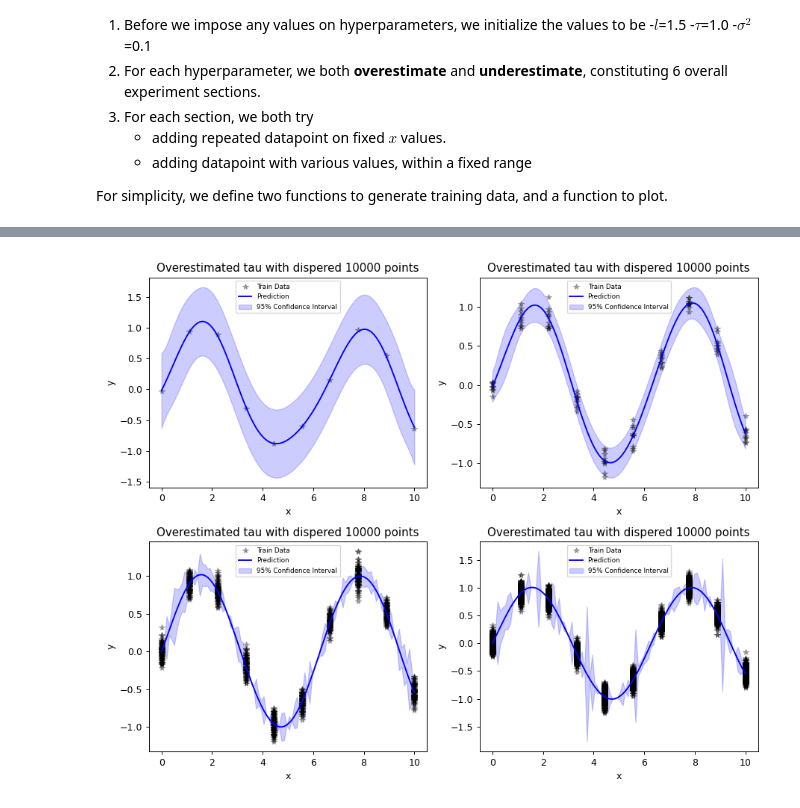
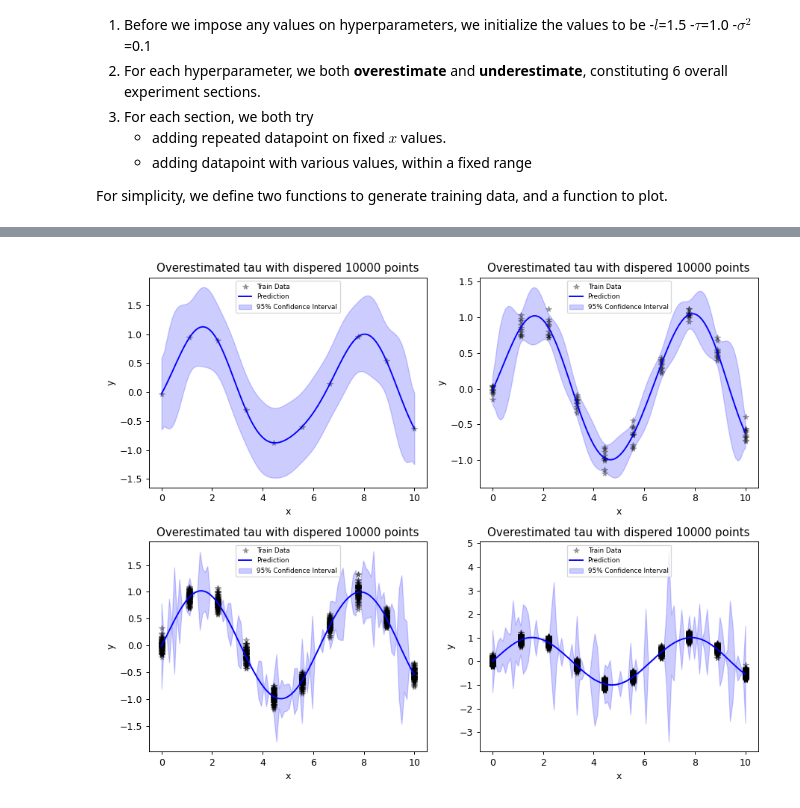
Before and after one commit to hansoncjc/GP-BO-Clustering-Tutorials, a Jupyter notebook: Gaussian Process.ipynb, the cells around one changed output, grey strips where cells are left out. Saved outputs shown, nothing was run; the diff lists cells and outputs as text; code cells hidden in the pictures.

```diff
--- a/Gaussian Process.ipynb
+++ b/Gaussian Process.ipynb
@@ -1160,7 +1160,7 @@ titles = [f"Overestimated tau with dispered {n} points" for n in [10,100,1000,10
 fig, axes = plt.subplots(2,2, figsize=(10,8),dpi=90)
 for x, y, ax, title in zip(train_x_bulk, train_y_bulk, axes.flatten(), titles):
     plot_model(likelihood = likelihood, train_x = x, train_y = y,
-           test_x = test_x, ax = ax, tau = 10, title = title)
+           test_x = test_x, ax = ax, tau = 100, title = title)
 
 plt.tight_layout()
 # %% [output]
@@ -1168,14 +1168,14 @@ plt.tight_layout()
 # %%
 # Titles in subplot
 titles = [f"Overestimated tau with repeated {n} points" for n in [10,100,1000,10000]]
 
 # Plot with repeated data
 fig, axes = plt.subplots(2,2, figsize=(10,8),dpi=90)
 
 for x, y, ax in zip(train_x_repeat, train_y_repeat, axes.flatten()):
     plot_model(likelihood=likelihood, train_x=x, train_y=y,
-           test_x=test_x, ax = ax, tau = 10, title = title)
+           test_x=test_x, ax = ax, tau = 100, title = title)
 
 plt.tight_layout()
 # %% [output]
-[figure, old version]
+[figure, new version]
```
Also changed, not shown: parts of 9 cells of this notebook.
